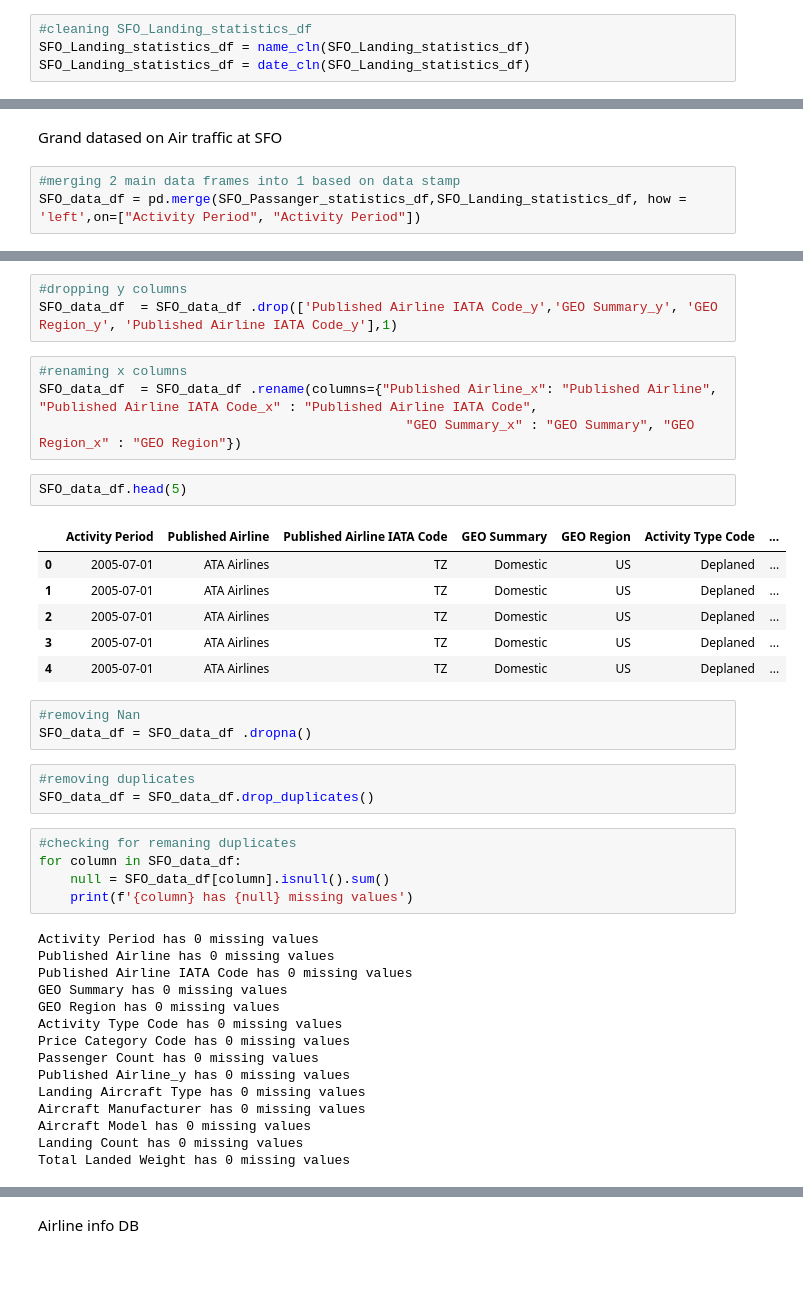
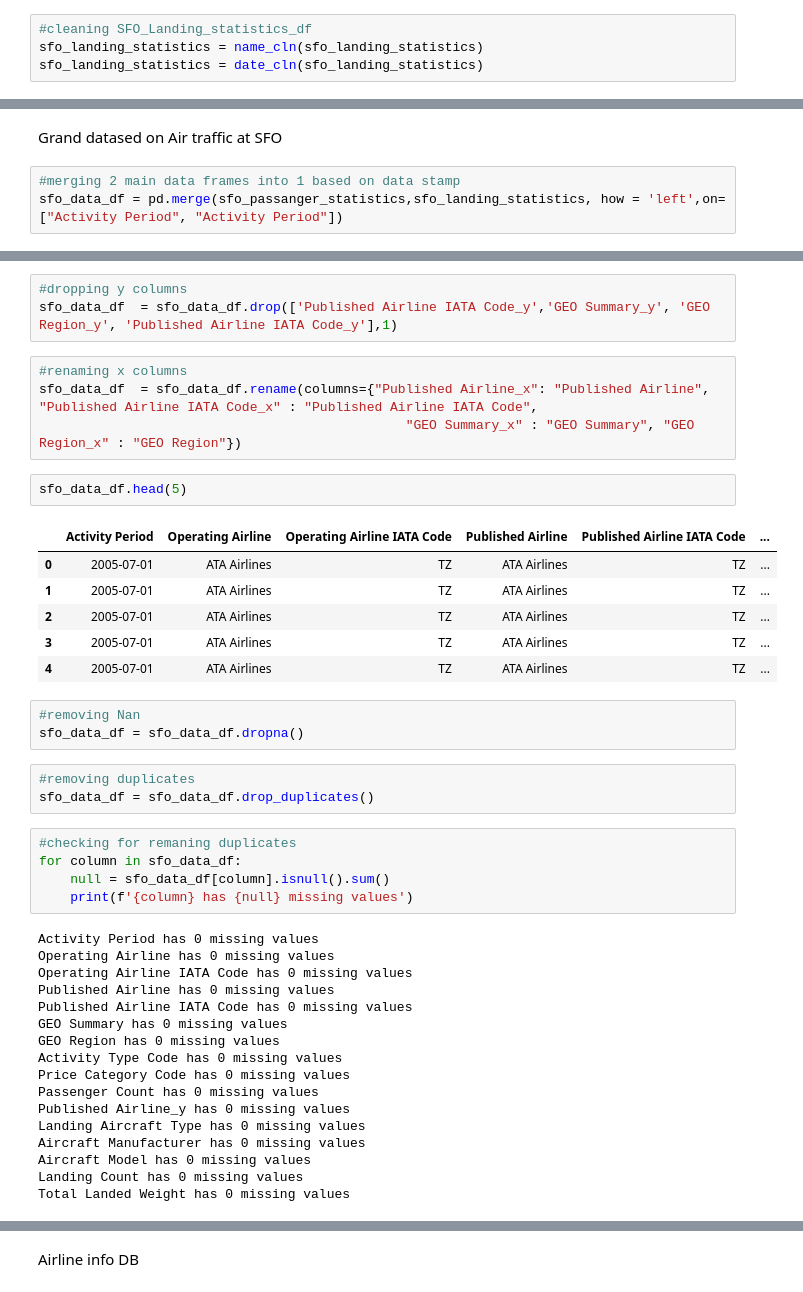
Before and after one commit to Alexlamp/final_project_group1, a Jupyter notebook: Data_ETL.ipynb, the cells around one changed output, grey strips where cells are left out. Drawn from its saved outputs; the diff is of its cells as text.

```diff
--- a/Data_ETL.ipynb
+++ b/Data_ETL.ipynb
@@ -80,6 +152,6 @@ SFO_Landing_statistics_df = SFO_Landing_statistics_df.drop(['Aircraft Body Type'
 # %%
 #cleaning SFO_Landing_statistics_df
-SFO_Landing_statistics_df = name_cln(SFO_Landing_statistics_df)
-SFO_Landing_statistics_df = date_cln(SFO_Landing_statistics_df)
+sfo_landing_statistics = name_cln(sfo_landing_statistics)
+sfo_landing_statistics = date_cln(sfo_landing_statistics)
 # %%
 # #cleaning SFO_Passanger_statistics_df
@@ -145,4 +219,4 @@ dtype: object
 Grand datased on Air traffic at SFO
 # %%
 #merging 2 main data frames into 1 based on data stamp
-SFO_data_df = pd.merge(SFO_Passanger_statistics_df,SFO_Landing_statistics_df, how = 'left',on=["Activity Period", "Activity Period"])
+sfo_data_df = pd.merge(sfo_passanger_statistics,sfo_landing_statistics, how = 'left',on=["Activity Period", "Activity Period"])
@@ -165,32 +239,34 @@ SFO_data_df
 # %%
 #dropping y columns
-SFO_data_df  = SFO_data_df .drop(['Published Airline IATA Code_y','GEO Summary_y', 'GEO Region_y', 'Published Airline IATA Code_y'],1)
+sfo_data_df  = sfo_data_df.drop(['Published Airline IATA Code_y','GEO Summary_y', 'GEO Region_y', 'Published Airline IATA Code_y'],1)
 # %%
 #renaming x columns
-SFO_data_df  = SFO_data_df .rename(columns={"Published Airline_x": "Published Airline", "Published Airline IATA Code_x" : "Published Airline IATA Code",
+sfo_data_df  = sfo_data_df.rename(columns={"Published Airline_x": "Published Airline", "Published Airline IATA Code_x" : "Published Airline IATA Code",
                                                "GEO Summary_x" : "GEO Summary", "GEO Region_x" : "GEO Region"})
 # %%
-SFO_data_df.head(5)
+sfo_data_df.head(5)
 # %% [output]
-|  | Activity Period | Published Airline | Published Airline IATA Code | GEO Summary | GEO Region | Activity Type Code | ... |
-| 0 | 2005-07-01 | ATA Airlines | TZ | Domestic | US | Deplaned | ... |
-| 1 | 2005-07-01 | ATA Airlines | TZ | Domestic | US | Deplaned | ... |
-| 2 | 2005-07-01 | ATA Airlines | TZ | Domestic | US | Deplaned | ... |
-| 3 | 2005-07-01 | ATA Airlines | TZ | Domestic | US | Deplaned | ... |
-| 4 | 2005-07-01 | ATA Airlines | TZ | Domestic | US | Deplaned | ... |
+|  | Activity Period | Operating Airline | Operating Airline IATA Code | Published Airline | Published Airline IATA Code | ... |
+| 0 | 2005-07-01 | ATA Airlines | TZ | ATA Airlines | TZ | ... |
+| 1 | 2005-07-01 | ATA Airlines | TZ | ATA Airlines | TZ | ... |
+| 2 | 2005-07-01 | ATA Airlines | TZ | ATA Airlines | TZ | ... |
+| 3 | 2005-07-01 | ATA Airlines | TZ | ATA Airlines | TZ | ... |
+| 4 | 2005-07-01 | ATA Airlines | TZ | ATA Airlines | TZ | ... |
 # %%
 #removing Nan
-SFO_data_df = SFO_data_df .dropna()
+sfo_data_df = sfo_data_df.dropna()
 # %%
 #removing duplicates
-SFO_data_df = SFO_data_df.drop_duplicates()
+sfo_data_df = sfo_data_df.drop_duplicates()
 # %%
 #checking for remaning duplicates
-for column in SFO_data_df:
-    null = SFO_data_df[column].isnull().sum()
+for column in sfo_data_df:
+    null = sfo_data_df[column].isnull().sum()
     print(f'{column} has {null} missing values')
 # %% [output]
 Activity Period has 0 missing values
+Operating Airline has 0 missing values
+Operating Airline IATA Code has 0 missing values
 Published Airline has 0 missing values
 Published Airline IATA Code has 0 missing values
 GEO Summary has 0 missing values
```
Also changed, not shown: parts of 38 cells of this notebook.
